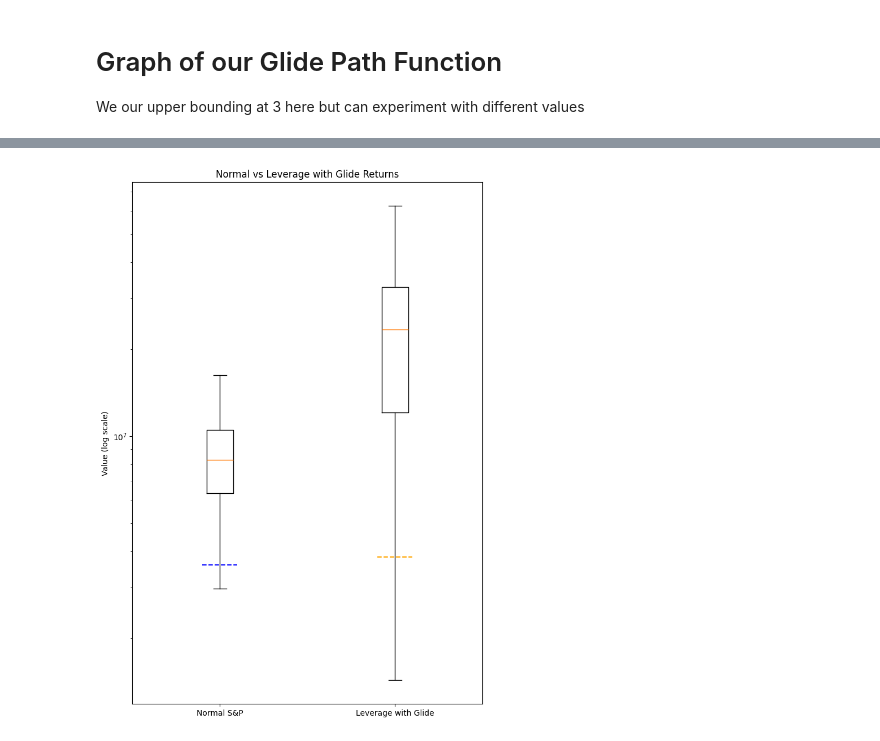
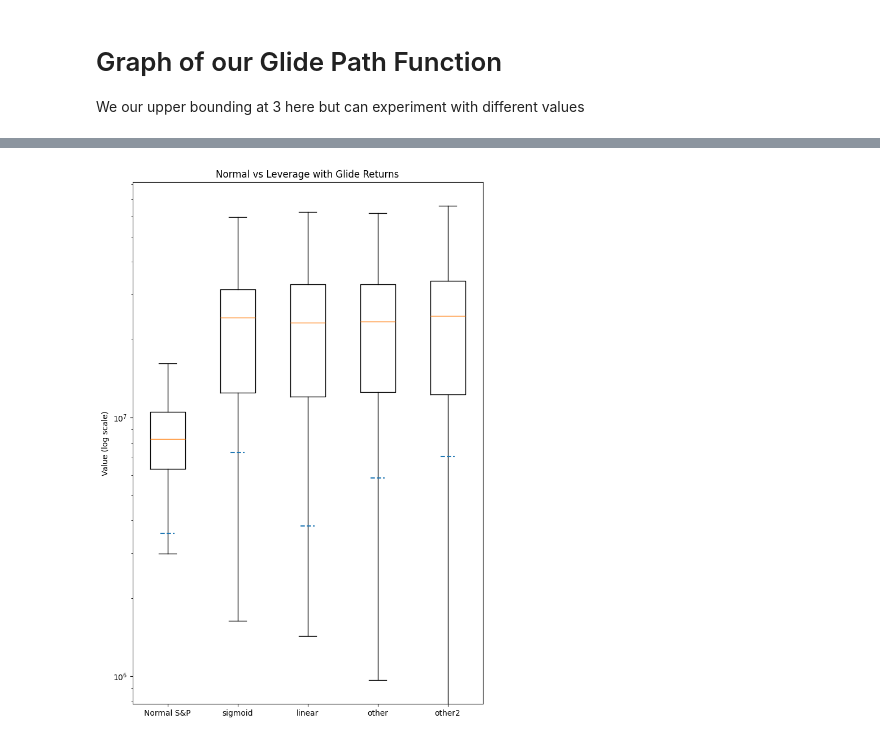
Before and after one commit to alanzhang25/personal-finance, a Jupyter notebook: ideal_leverage_calculator.ipynb, the cells around one changed output, grey strips where cells are left out. Drawn from its saved outputs; the diff is of its cells as text; code cells hidden in the pictures.

Commit message:
allow multiple glide paths to be graphed"

```diff
--- a/ideal_leverage_calculator.ipynb
+++ b/ideal_leverage_calculator.ipynb
@@ -249,0 +254,3 @@ normal_list, leverage_list, months = calculate_30_year_end_amount_with_glide_pat
+# %%
+list = [sigmoid_glide_path, linear_glide_path, other_glide_path, other2_glide_path]
+months, leverage_list = calculate_30_year_end_amount_with_glide_path(df, list)
@@ -250,10 +259,9 @@ normal_list, leverage_list, months = calculate_30_year_end_amount_with_glide_pat
 # %%
-s_normal = pd.Series(normal_list)
-s_leverage = pd.Series(leverage_list)
+series_list = [pd.Series(inner_list) for inner_list in leverage_list]
 s_months = pd.Series(months)
-print(s_normal.describe())
-print(s_leverage.describe())
-print(s_months.describe())
+for list in series_list:
+    print(list.describe())
+#print(s_months.describe())
 # %% [output]
 count    2.360000e+02
 mean     8.890495e+06
@@ -286,19 +292,19 @@ plt.show()
 # %%
 # Plotting side-by-side boxplots
 plt.figure(figsize=(8, 12))
-plt.boxplot([s_normal, s_leverage], positions=[1, 2], showfliers=False)
+plt.boxplot(series_list, positions=[i for i in range(1,len(series_list) + 1)], showfliers=False)
 
 # Calculate the xth percentile for each dataset
 xth_perc = 2
-percentile_normal = np.percentile(s_normal, xth_perc)
-percentile_leverage = np.percentile(s_leverage, xth_perc)
+for i, series in enumerate(series_list):
+    percentile = np.percentile(series, xth_perc)
+    plt.hlines(percentile, i + 0.9, i + 1.1, linestyles='dashed')
 
-plt.hlines(percentile_normal, 0.9, 1.1, colors='blue', linestyles='dashed')
-plt.hlines(percentile_leverage, 1.9, 2.1, colors='orange', linestyles='dashed')
+
 plt.yscale('log')  # Using a logarithmic scale
-plt.xticks([1, 2], ['Normal S&P', 'Leverage with Glide'])
+plt.xticks([i for i in range(1,len(series_list) + 1)], ['Normal S&P', 'sigmoid', 'linear', 'other', 'other2'])
 plt.title('Normal vs Leverage with Glide Returns')
 plt.ylabel('Value (log scale)')
 plt.show()
 # %% [output]
-[figure, old version]
+[figure, new version]
```
Also changed, not shown: parts of 11 cells of this notebook.
